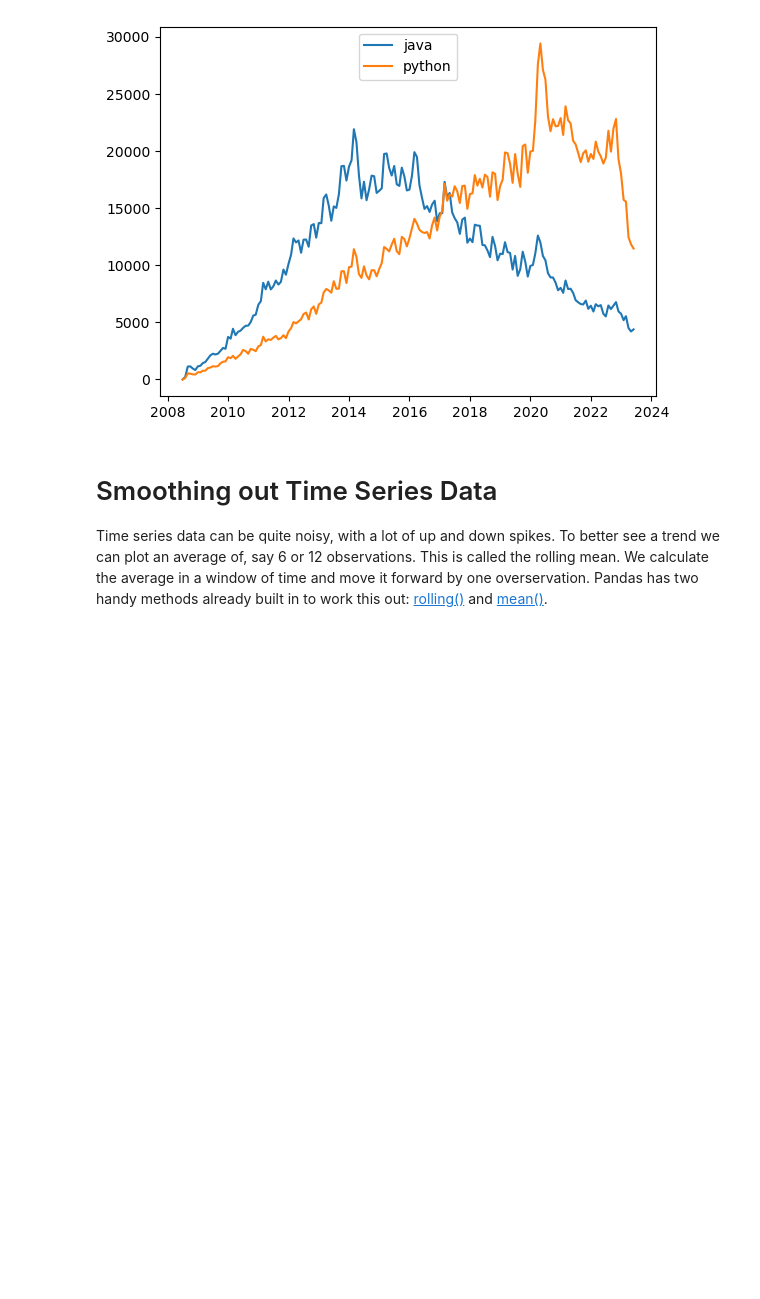
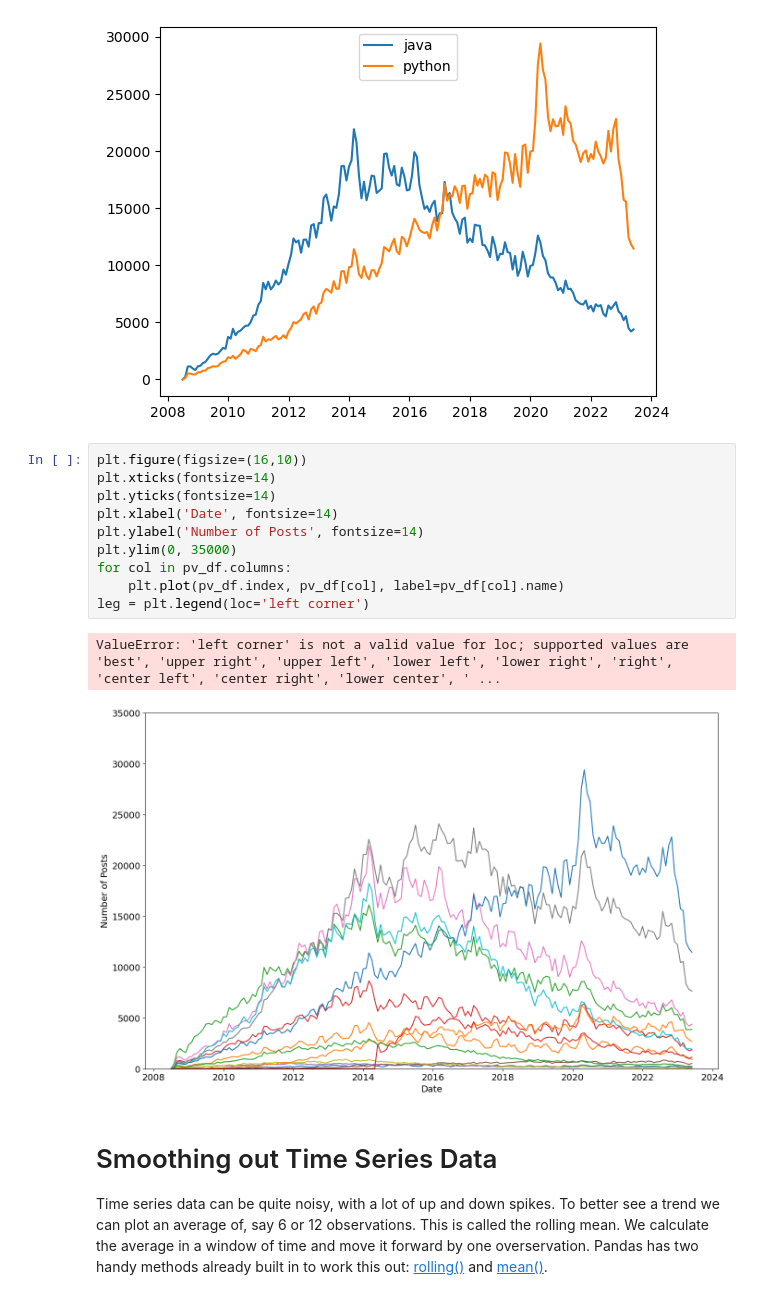
Before and after one commit to Xor01/Most-popular-programming-language, a Jupyter notebook: Programming_Languages.ipynb, the cells around one changed output. Saved outputs shown, nothing was run; the diff lists cells and outputs as text; blank space fills up the shorter version.

Commit message:
create a plot with all languages

```diff
--- a/Programming_Languages.ipynb
+++ b/Programming_Languages.ipynb
@@ -225,6 +225,19 @@ plt.plot(pv_df.index, pv_df['python'], label='python')
 leg = plt.legend(loc='upper center')
 # %% [output]
 [figure]
+# %%
+plt.figure(figsize=(16,10))
+plt.xticks(fontsize=14)
+plt.yticks(fontsize=14)
+plt.xlabel('Date', fontsize=14)
+plt.ylabel('Number of Posts', fontsize=14)
+plt.ylim(0, 35000)
+for col in pv_df.columns:
+    plt.plot(pv_df.index, pv_df[col], label=pv_df[col].name)
+leg = plt.legend(loc='left corner')
+# %% [output]
+ValueError: 'left corner' is not a valid value for loc; supported values are 'best', 'upper right', 'upper left', 'lower left', 'lower right', 'right', 'center left', 'center right', 'lower center', ' ...
+[figure, added]
 # %% [markdown]
 # Smoothing out Time Series Data
 
```
